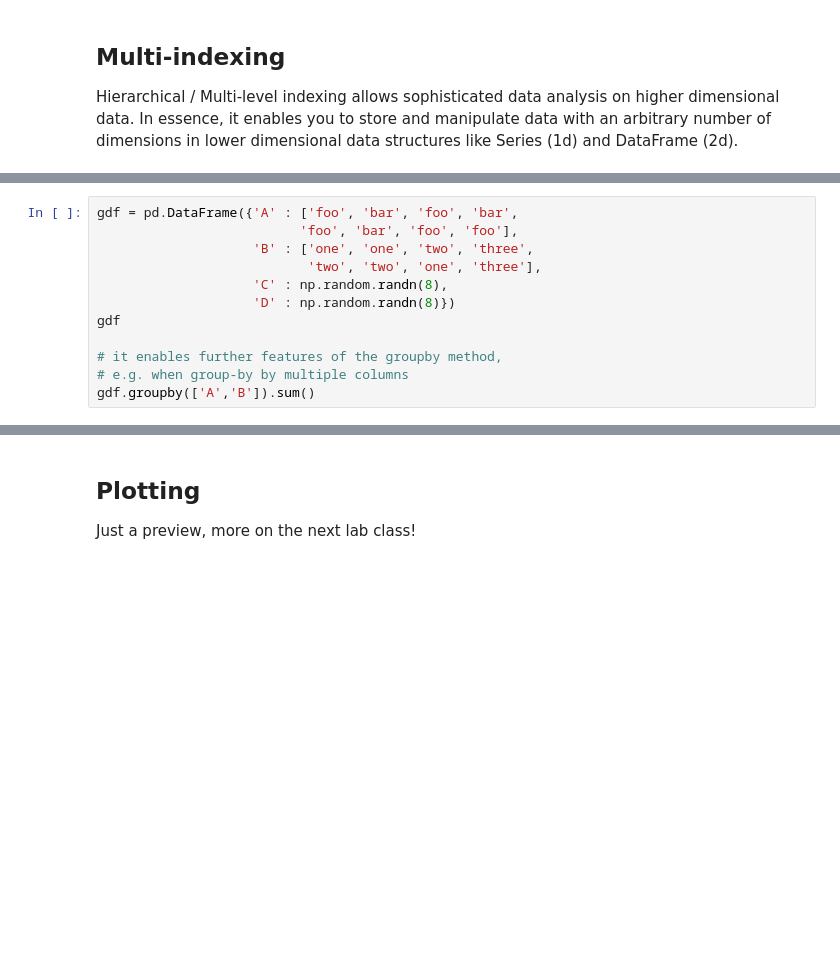
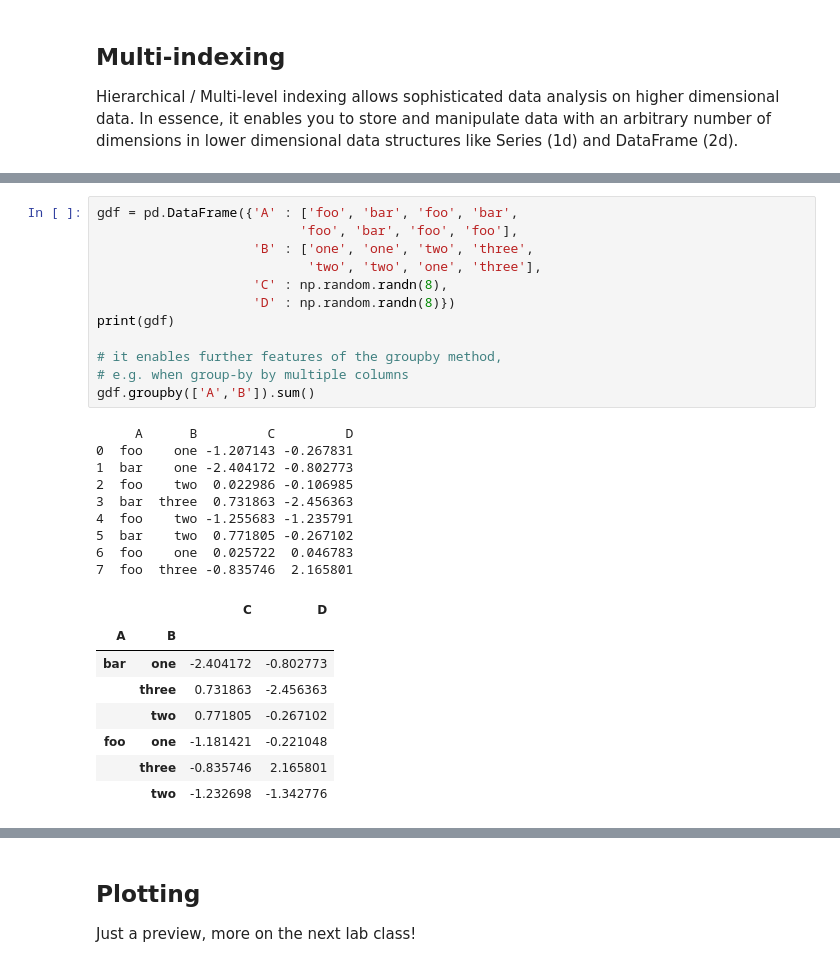
Before and after one commit to adrianorellanamontes/LaboratoryOfComputationalPhysics_Y8, a Jupyter notebook: 06_Pandas.ipynb, the cells around one changed output, grey strips where cells are left out. Saved outputs shown, nothing was run; the diff lists cells and outputs as text; blank space fills up the shorter version.

```diff
--- a/06_Pandas.ipynb
+++ b/06_Pandas.ipynb
@@ -1072,15 +1238,33 @@ print (s)
 # %%
 gdf = pd.DataFrame({'A' : ['foo', 'bar', 'foo', 'bar',
                           'foo', 'bar', 'foo', 'foo'],
                     'B' : ['one', 'one', 'two', 'three',
                            'two', 'two', 'one', 'three'],
                     'C' : np.random.randn(8),
                     'D' : np.random.randn(8)})
-gdf
+print(gdf)
 
 # it enables further features of the groupby method,
 # e.g. when group-by by multiple columns
 gdf.groupby(['A','B']).sum()
+# %% [output]
+     A      B         C         D
+0  foo    one -1.207143 -0.267831
+1  bar    one -2.404172 -0.802773
+2  foo    two  0.022986 -0.106985
+3  bar  three  0.731863 -2.456363
+4  foo    two -1.255683 -1.235791
+5  bar    two  0.771805 -0.267102
+6  foo    one  0.025722  0.046783
+7  foo  three -0.835746  2.165801
+|  |  | C | D |
+| A | B |  |  |
+| bar | one | -2.404172 | -0.802773 |
+|  | three | 0.731863 | -2.456363 |
+|  | two | 0.771805 | -0.267102 |
+| foo | one | -1.181421 | -0.221048 |
+|  | three | -0.835746 | 2.165801 |
+|  | two | -1.232698 | -1.342776 |
 # %%
 # stack() method “compresses” a level in the DataFrame’s columns
 gdf.groupby(['A','B']).sum().stack()
```
Also changed, not shown: parts of 61 cells of this notebook.
